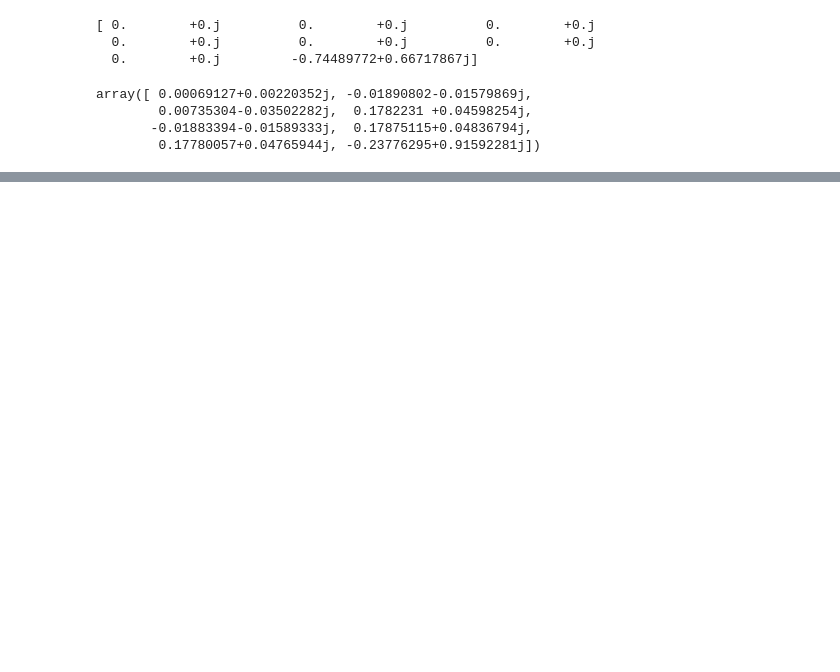
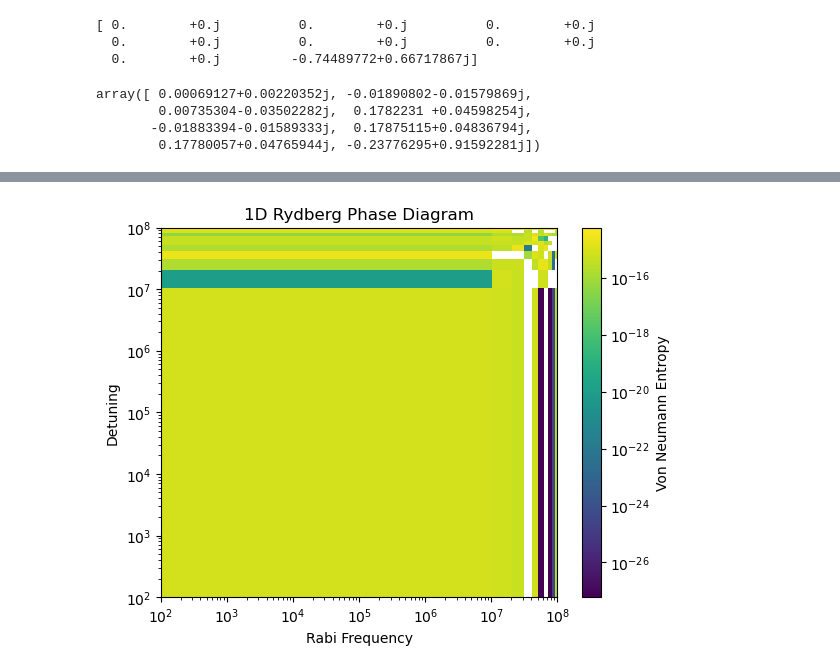
Before and after one commit to 1dividedby0/rabbit, a Jupyter notebook: mps.ipynb, the cells around one changed output, grey strips where cells are left out. Drawn from its saved outputs; the diff is of its cells as text; code cells hidden in the pictures; blank space fills up the shorter version.

```diff
--- a/mps.ipynb
+++ b/mps.ipynb
@@ -842,0 +885,12 @@ plt.show()
+# %%
+import matplotlib.colors as colors
+plt.imshow(grid_data, cmap='viridis', origin='lower', extent=[frequencies.min(), frequencies.max(), detunings.min(), detunings.max()], aspect='auto', norm=colors.LogNorm())
+plt.colorbar(label='Von Neumann Entropy')  # Add a colorbar to show the data values
+plt.xlabel('Rabi Frequency')
+plt.ylabel('Detuning')
+plt.xscale('log')
+plt.yscale('log')
+plt.title('1D Rydberg Phase Diagram')
+plt.show()
+# %% [output]
+[figure, added]
```
Also changed, not shown: parts of 3 cells of this notebook.
